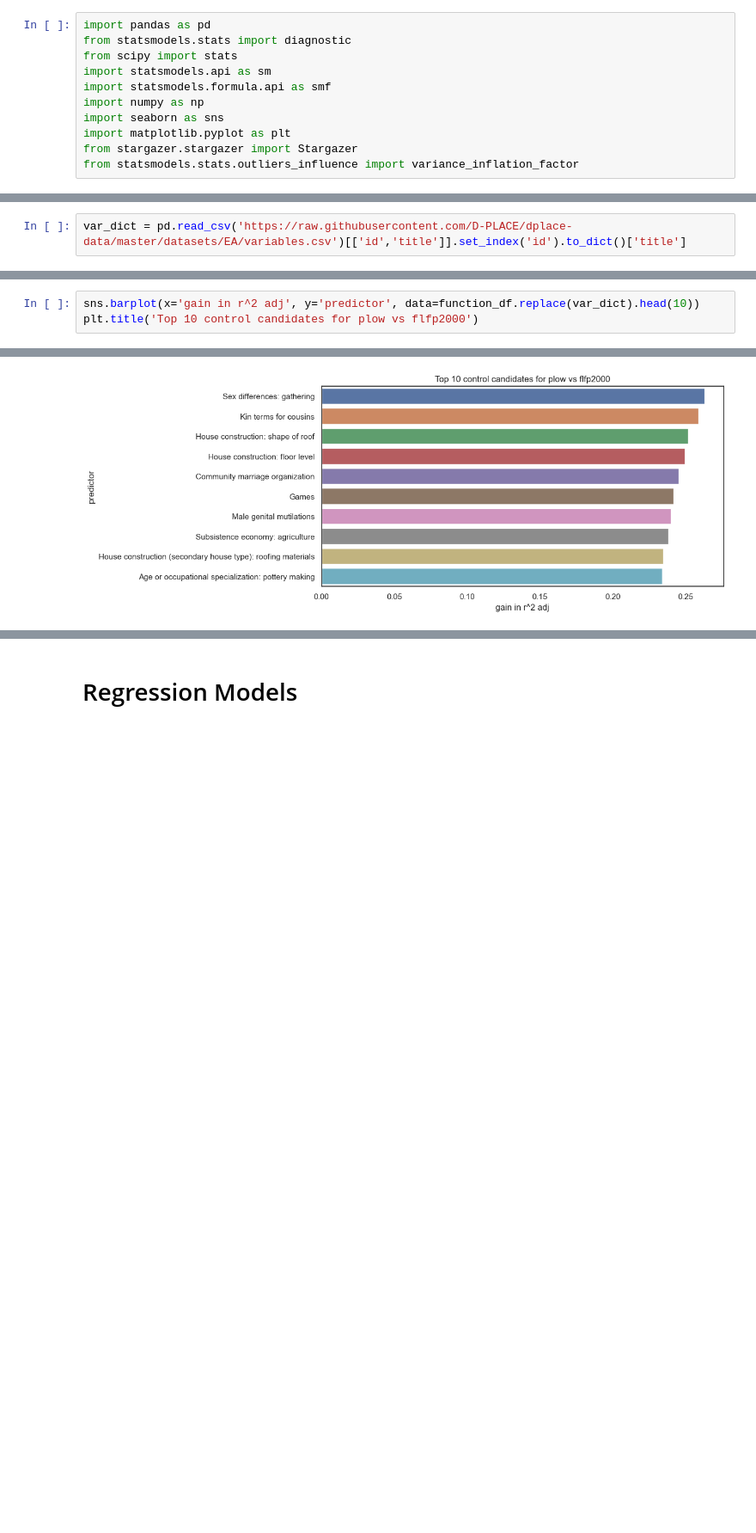
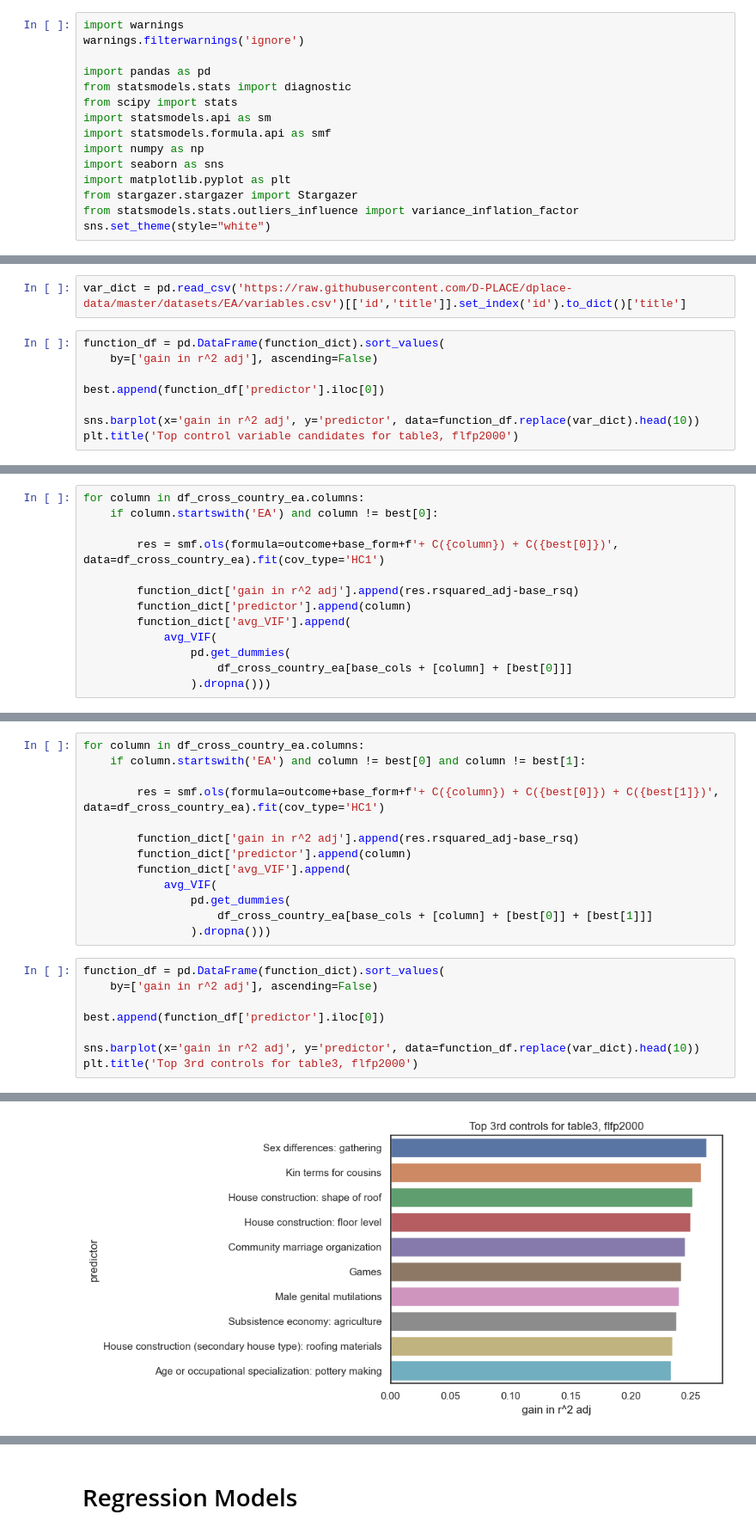
Before and after one commit to rureddish/EPFL_MGT-494_Paper_Extension, a Jupyter notebook: explore.ipynb, the cells around one changed output, grey strips where cells are left out. Shown: that part at 86% size. Drawn from its saved outputs; the diff is of its cells as text; blank space fills up the shorter version.

```diff
--- a/explore.ipynb
+++ b/explore.ipynb
@@ -1,4 +1,7 @@
 # %%
+import warnings
+warnings.filterwarnings('ignore')
+
 import pandas as pd
 from statsmodels.stats import diagnostic
 from scipy import stats
@@ -9,6 +12,7 @@ import seaborn as sns
 import matplotlib.pyplot as plt
 from stargazer.stargazer import Stargazer
 from statsmodels.stats.outliers_influence import variance_inflation_factor
+sns.set_theme(style="white")
 # %% [markdown]
 # Data for 2019 extension
 # %% [markdown]
@@ -554,3 +519,11 @@ for column in df_cross_country_ea.columns:
                 ).dropna()))
 # %%
 var_dict = pd.read_csv('https://raw.githubusercontent.com/D-PLACE/dplace-data/master/datasets/EA/variables.csv')[['id','title']].set_index('id').to_dict()['title']
+# %%
+function_df = pd.DataFrame(function_dict).sort_values(
+    by=['gain in r^2 adj'], ascending=False)
+
+best.append(function_df['predictor'].iloc[0])
+
+sns.barplot(x='gain in r^2 adj', y='predictor', data=function_df.replace(var_dict).head(10))
+plt.title('Top control variable candidates for table3, flfp2000')
@@ -557,3 +535,16 @@ var_dict = pd.read_csv('https://raw.githubusercontent.com/D-PLACE/dplace-data/ma
+# %%
+for column in df_cross_country_ea.columns:
+    if column.startswith('EA') and column != best[0]:
+
+        res = smf.ols(formula=outcome+base_form+f'+ C({column}) + C({best[0]})', data=df_cross_country_ea).fit(cov_type='HC1')
+
+        function_dict['gain in r^2 adj'].append(res.rsquared_adj-base_rsq)
+        function_dict['predictor'].append(column)
+        function_dict['avg_VIF'].append(
+            avg_VIF(
+                pd.get_dummies(
+                    df_cross_country_ea[base_cols + [column] + [best[0]]]
+                ).dropna()))
 # %%
 function_df = pd.DataFrame(function_dict).sort_values(
     by=['gain in r^2 adj'], ascending=False)
@@ -576,4 +561,22 @@ best.append(function_df['predictor'].iloc[0])
+# %%
+for column in df_cross_country_ea.columns:
+    if column.startswith('EA') and column != best[0] and column != best[1]:
+
+        res = smf.ols(formula=outcome+base_form+f'+ C({column}) + C({best[0]}) + C({best[1]})', data=df_cross_country_ea).fit(cov_type='HC1')
+
+        function_dict['gain in r^2 adj'].append(res.rsquared_adj-base_rsq)
+        function_dict['predictor'].append(column)
+        function_dict['avg_VIF'].append(
+            avg_VIF(
+                pd.get_dummies(
+                    df_cross_country_ea[base_cols + [column] + [best[0]] + [best[1]]]
+                ).dropna()))
 # %%
+function_df = pd.DataFrame(function_dict).sort_values(
+    by=['gain in r^2 adj'], ascending=False)
+
+best.append(function_df['predictor'].iloc[0])
+
 sns.barplot(x='gain in r^2 adj', y='predictor', data=function_df.replace(var_dict).head(10))
-plt.title('Top 10 control candidates for plow vs flfp2000')
+plt.title('Top 3rd controls for table3, flfp2000')
 # %% [output]
@@ -581 +584 @@ Text(0.5, 1.0, 'Top 10 control candidates for plow vs flfp2000')
-[figure, old version]
+[figure, new version]
```
Also changed, not shown: parts of 18 cells of this notebook.
